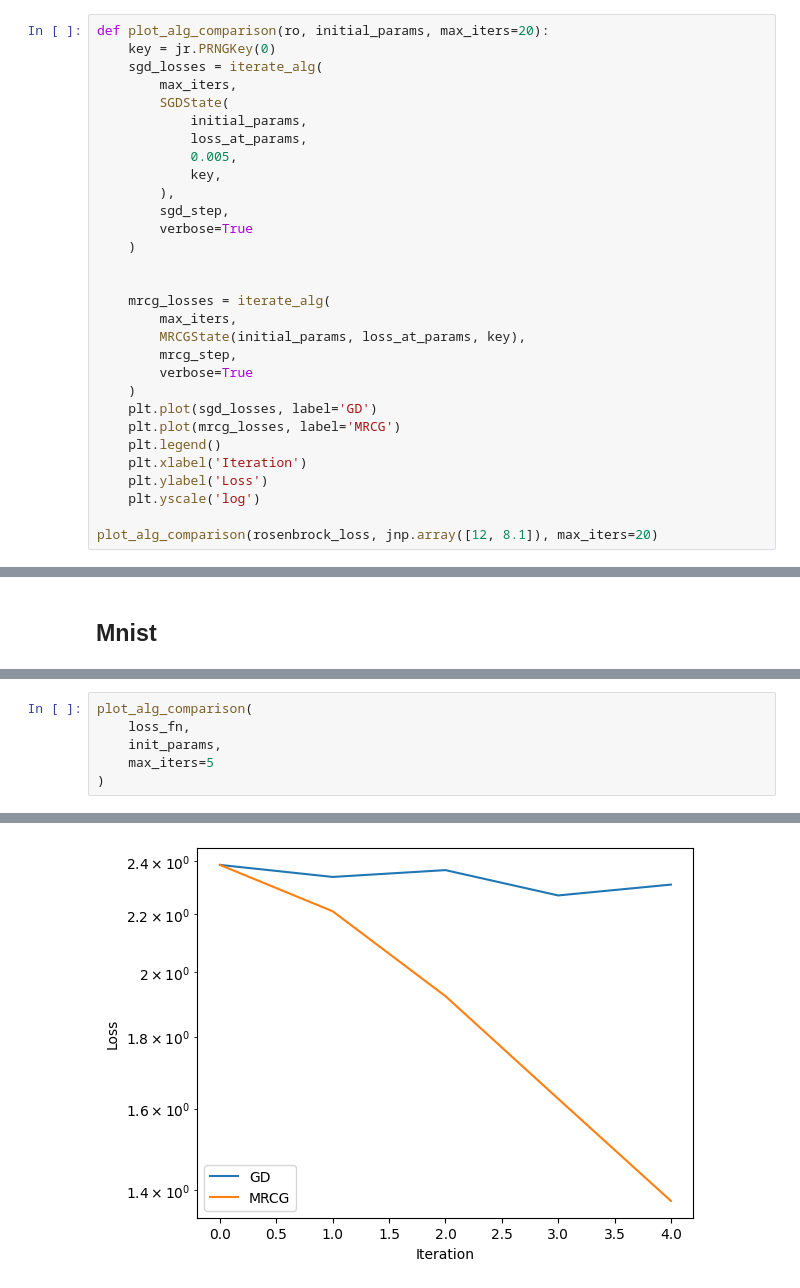
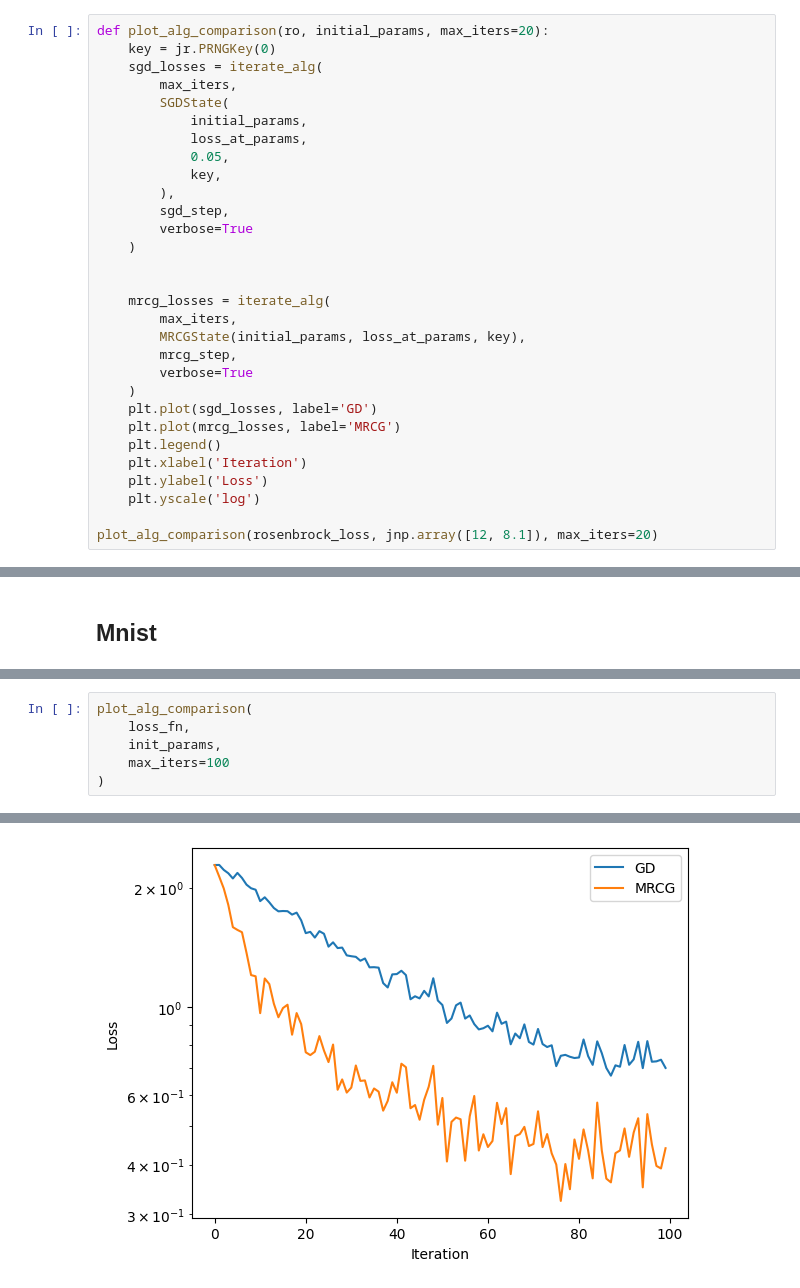
Before and after one commit to MatyaAydin/CS-439-miniproject, a Jupyter notebook: src/jax_opti.ipynb, the cells around one changed output, grey strips where cells are left out. Saved outputs shown, nothing was run; the diff lists cells and outputs as text.

```diff
--- a/src/jax_opti.ipynb
+++ b/src/jax_opti.ipynb
@@ -64,7 +64,7 @@ def plot_alg_comparison(ro, initial_params, max_iters=20):
         SGDState(
             initial_params,
             loss_at_params,
-            0.005,
+            0.05,
             key,
         ),
         sgd_step,
@@ -246,6 +229,6 @@ Validation accuracy: 0.14
 plot_alg_comparison(
     loss_fn,
     init_params,
-    max_iters=5
+    max_iters=100
 )
 # %% [output]
@@ -272,4 +252,4 @@ Iteration 4: Loss = 1.375478744506836 Params = [ 0.01082622 -0.04153664 -0.06645
-[figure, old version]
+[figure, new version]
 # %%
 def example(x, key):
     i = jr.choice(key, x.shape[0])
```
Also changed, not shown: parts of 9 cells of this notebook, 2 other files.
